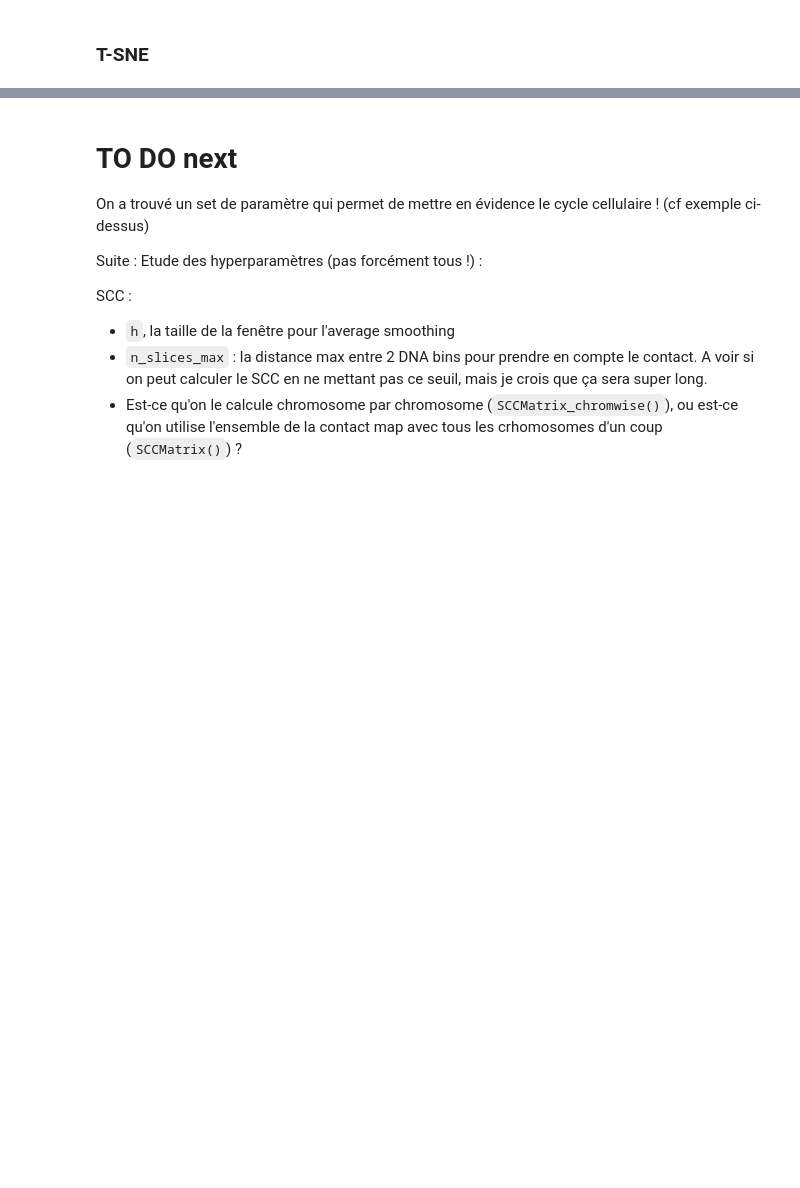
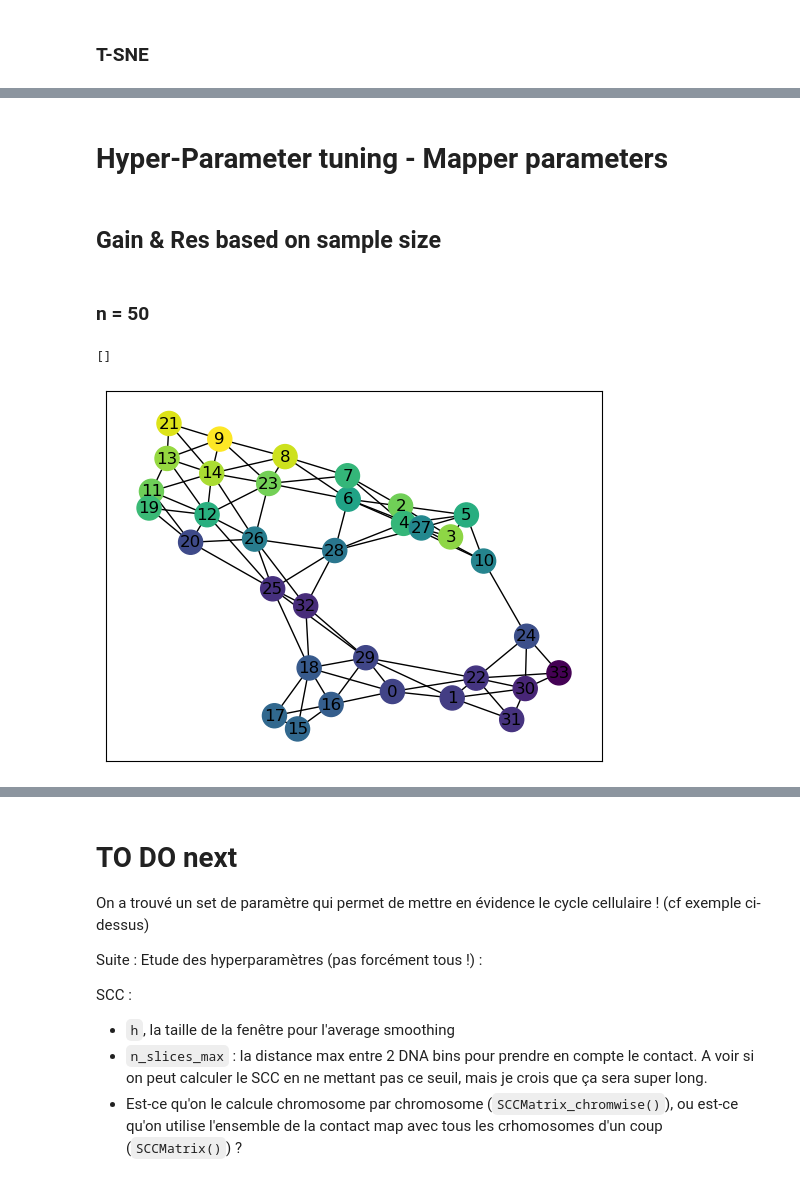
Before and after one commit to AliciaRakotonirainy/HIC_Mapper, a Jupyter notebook: src/mapper_illustration.ipynb, the cells around one changed output, grey strips where cells are left out. Saved outputs shown, nothing was run; the diff lists cells and outputs as text; code cells hidden in the pictures; blank space fills up the shorter version.

```diff
--- a/src/mapper_illustration.ipynb
+++ b/src/mapper_illustration.ipynb
@@ -393,0 +463,49 @@ for ii in range(runs):
+# %% [markdown]
+# Hyper-Parameter tuning - Mapper parameters
+# %% [markdown]
+## Gain & Res based on sample size
+# %% [markdown]
+### n = 50
+# %%
+scc_mat = SCCMatrix(hic_matrices_folder=r"C:\Users\oliha\Documents\GitHub\HIC_Mapper\data/processed/",
+    n_cells_sampling= 50, # number of cells
+    h=20, # window size for average smoothing
+    n_slices_max=100 # maximal distance in order to take a contact into account
+    )
+
+X_50 = scc_mat.compute_pairwise_dist()
+
+cell_features = pd.read_table(r"C:\Users\oliha\Documents\GitHub\HIC_Mapper\data\data_features.txt")
+cell_features.index = cell_features["cell_nm"] # set cell names as index
+mean_insu = cell_features["mean_insu"]
+
+# cells that where selected :
+cells_id = scc_mat.contact_maps_files # retrieve the name of the cells that were used to compute the pairwise distances
+for i, cell in enumerate(cells_id): # correct the names (replace "." by "_")
+    cells_id[i] = cell.replace(".","_")
+
+mean_insu_cells = mean_insu.loc[cells_id]
+
+# compute PCA of this distance matrix ; it will out filter (= lens)
+X_50_scaled = StandardScaler().fit_transform(X_50)
+transformer = KernelPCA(n_components=2, kernel='rbf') # we could try other kernels
+pca_50 = transformer.fit_transform(X_50_scaled)
+# %%
+RES = 6
+GAIN = 0.48
+mapper = MapperComplex(input_type="distance matrix",
+                       colors=mean_insu_cells,
+                       resolutions=np.array([RES, RES]), gains=np.array([GAIN, GAIN]),
+                       clustering=AgglomerativeClustering(n_clusters=None, linkage="single", distance_threshold=2.5, affinity="euclidean"))
+
+mapper = mapper.fit(X_50, filters=pca_50) # filters : numpy array of shape (num_points) x (num_filters) Each column of the numpy array defines a scalar function defined on the input points.
+
+# plot graph
+G = mapper.get_networkx()
+plt.figure()
+nx.draw_networkx(G,
+    node_color=[mapper.node_info_[v]["colors"] for v in G.nodes()])
+plt.plot()
+# %% [output]
+[]
+[figure, added]
```
Also changed, not shown: parts of 13 cells of this notebook.
